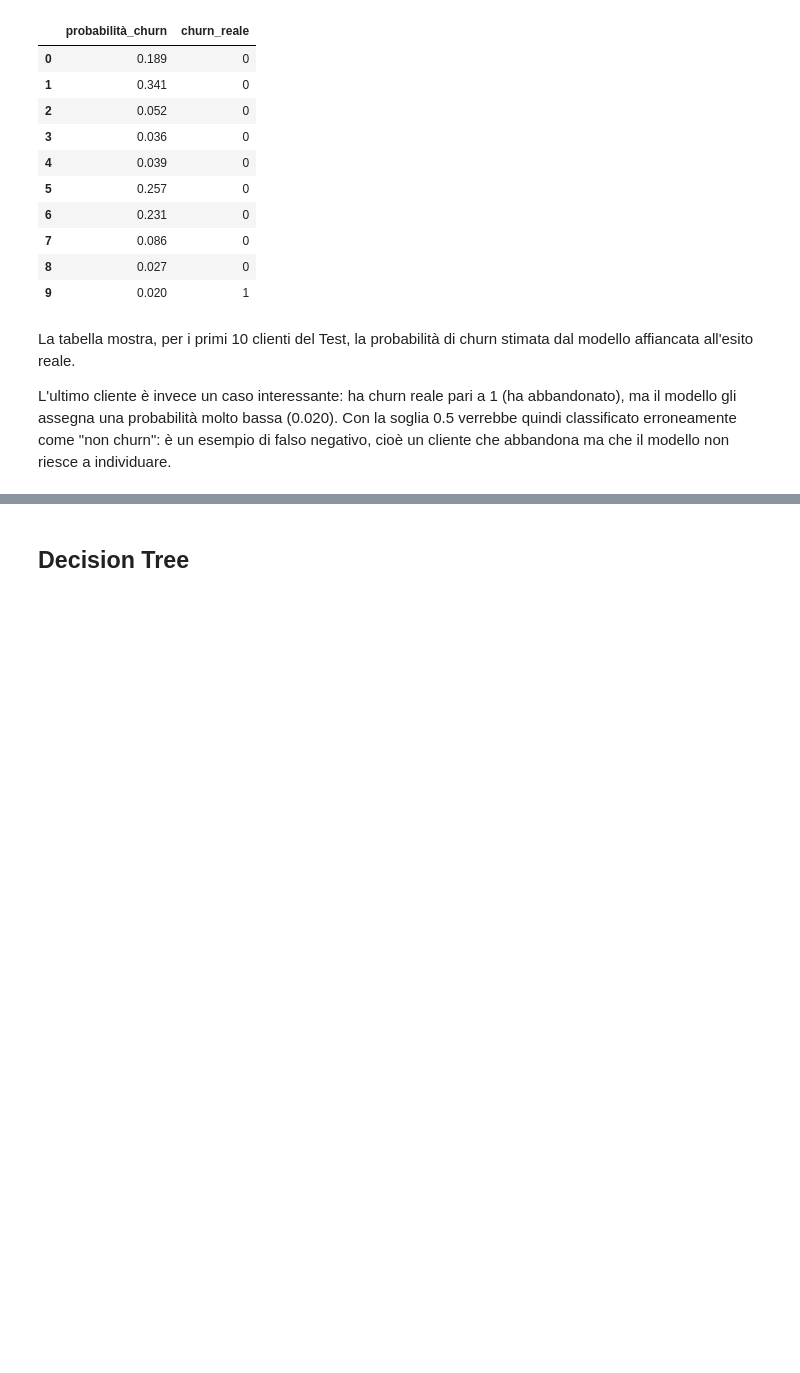
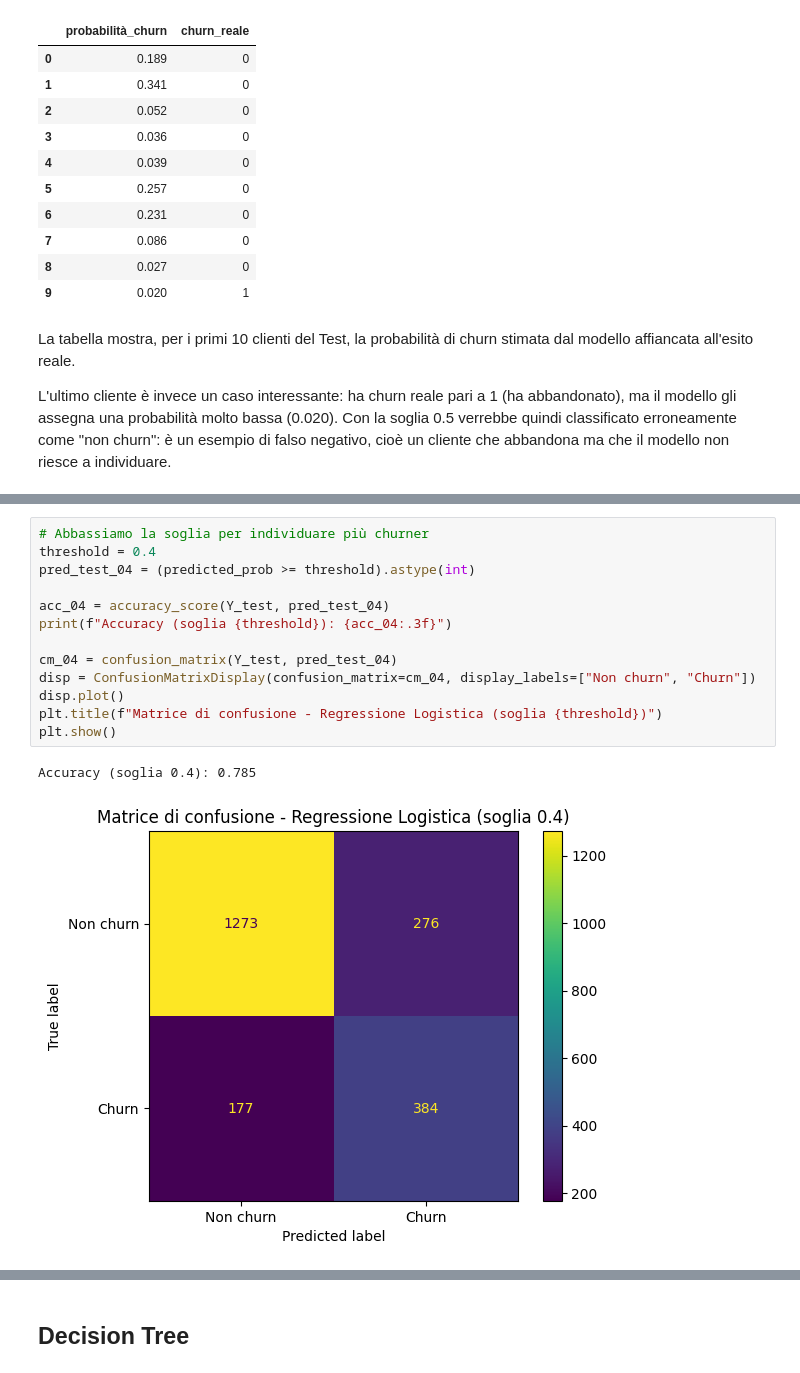
Before and after one commit to aurorap1/Progetto-Data-Science-Gruppo-8-, a Jupyter notebook: Notebook/ProgettoDataScienceGruppo_8.ipynb, the cells around one changed output, grey strips where cells are left out. Saved outputs shown, nothing was run; the diff lists cells and outputs as text; blank space fills up the shorter version.

```diff
--- a/Notebook/ProgettoDataScienceGruppo_8.ipynb
+++ b/Notebook/ProgettoDataScienceGruppo_8.ipynb
@@ -1100,0 +1196,16 @@ Accuracy Regressione Logistica: 0.807
+# %%
+# Abbassiamo la soglia per individuare più churner
+threshold = 0.4
+pred_test_04 = (predicted_prob >= threshold).astype(int)
+
+acc_04 = accuracy_score(Y_test, pred_test_04)
+print(f"Accuracy (soglia {threshold}): {acc_04:.3f}")
+
+cm_04 = confusion_matrix(Y_test, pred_test_04)
+disp = ConfusionMatrixDisplay(confusion_matrix=cm_04, display_labels=["Non churn", "Churn"])
+disp.plot()
+plt.title(f"Matrice di confusione - Regressione Logistica (soglia {threshold})")
+plt.show()
+# %% [output]
+Accuracy (soglia 0.4): 0.785
+[figure, added]
```
Also changed, not shown: parts of 107 cells of this notebook.
